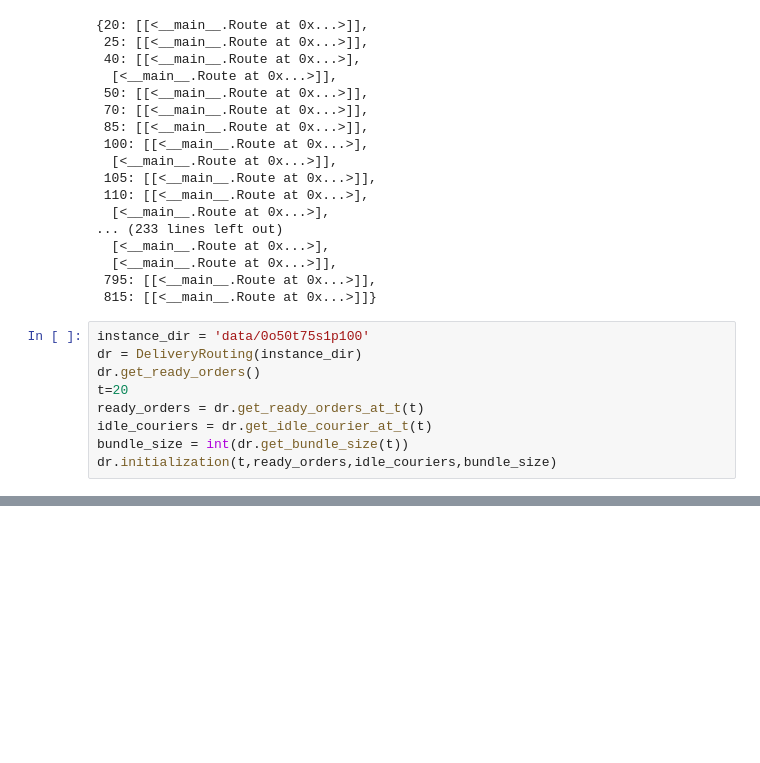
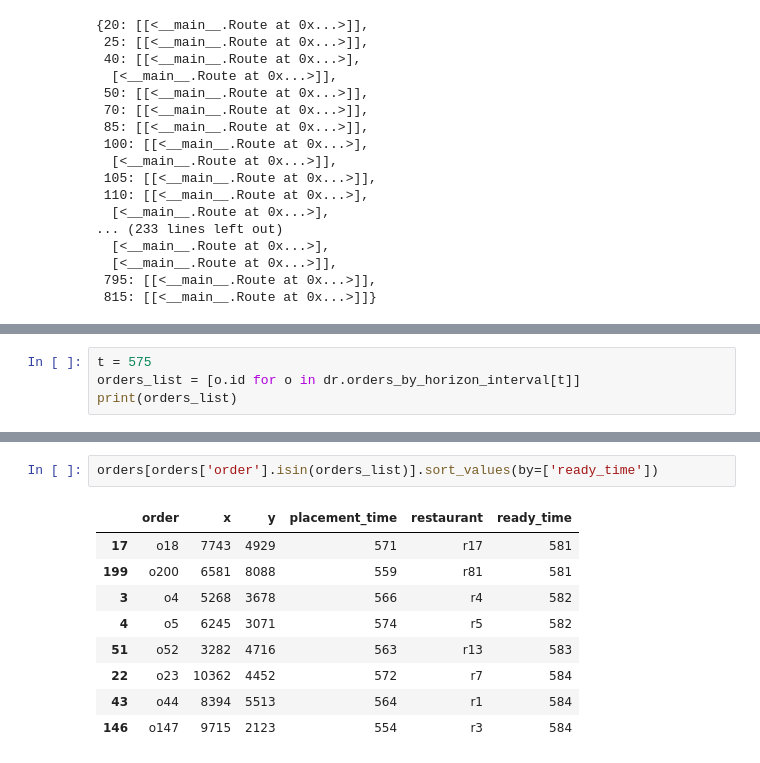
Before and after one commit to spencerkmarley/smu-cs606-meal-delivery-routing-problem, a Jupyter notebook: initialization-nb.ipynb, the cells around one changed output, grey strips where cells are left out. Drawn from its saved outputs; the diff is of its cells as text; blank space fills up the shorter version.

```diff
--- a/initialization-nb.ipynb
+++ b/initialization-nb.ipynb
@@ -483,12 +483,3 @@ final_result
   [<__main__.Route at 0x...>]],
  795: [[<__main__.Route at 0x...>]],
  815: [[<__main__.Route at 0x...>]]}
-# %%
-instance_dir = 'data/0o50t75s1p100'
-dr = DeliveryRouting(instance_dir)
-dr.get_ready_orders()
-t=20
-ready_orders = dr.get_ready_orders_at_t(t)
-idle_couriers = dr.get_idle_courier_at_t(t)
-bundle_size = int(dr.get_bundle_size(t))
-dr.initialization(t,ready_orders,idle_couriers,bundle_size)
@@ -496,0 +525,4 @@ dr.initialization(t,ready_orders,idle_couriers,bundle_size)
+# %%
+t = 575
+orders_list = [o.id for o in dr.orders_by_horizon_interval[t]]
+print(orders_list)
@@ -496,0 +539,12 @@ dr.initialization(t,ready_orders,idle_couriers,bundle_size)
+# %%
+orders[orders['order'].isin(orders_list)].sort_values(by=['ready_time'])
+# %% [output]
+|  | order | x | y | placement_time | restaurant | ready_time |
+| 17 | o18 | 7743 | 4929 | 571 | r17 | 581 |
+| 199 | o200 | 6581 | 8088 | 559 | r81 | 581 |
+| 3 | o4 | 5268 | 3678 | 566 | r4 | 582 |
+| 4 | o5 | 6245 | 3071 | 574 | r5 | 582 |
+| 51 | o52 | 3282 | 4716 | 563 | r13 | 583 |
+| 22 | o23 | 10362 | 4452 | 572 | r7 | 584 |
+| 43 | o44 | 8394 | 5513 | 564 | r1 | 584 |
+| 146 | o147 | 9715 | 2123 | 554 | r3 | 584 |
```
Also changed, not shown: parts of 10 cells of this notebook.
